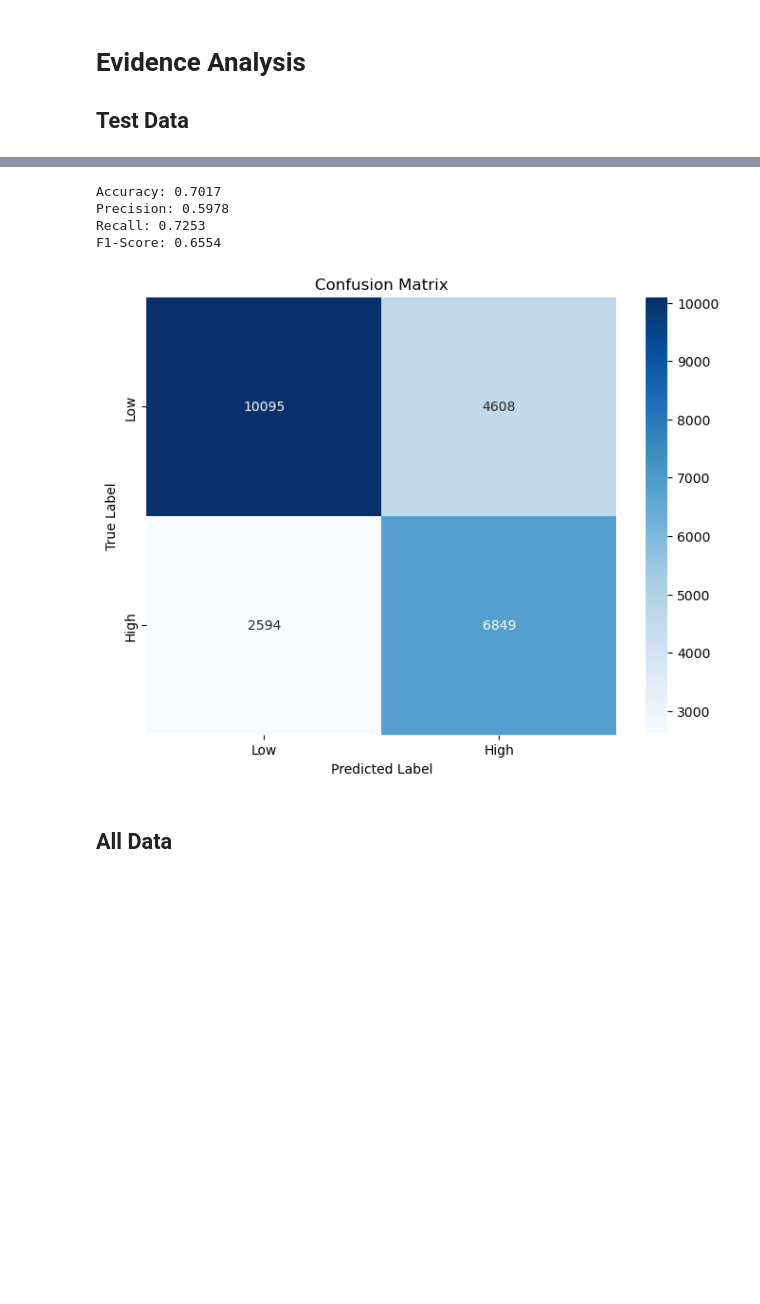
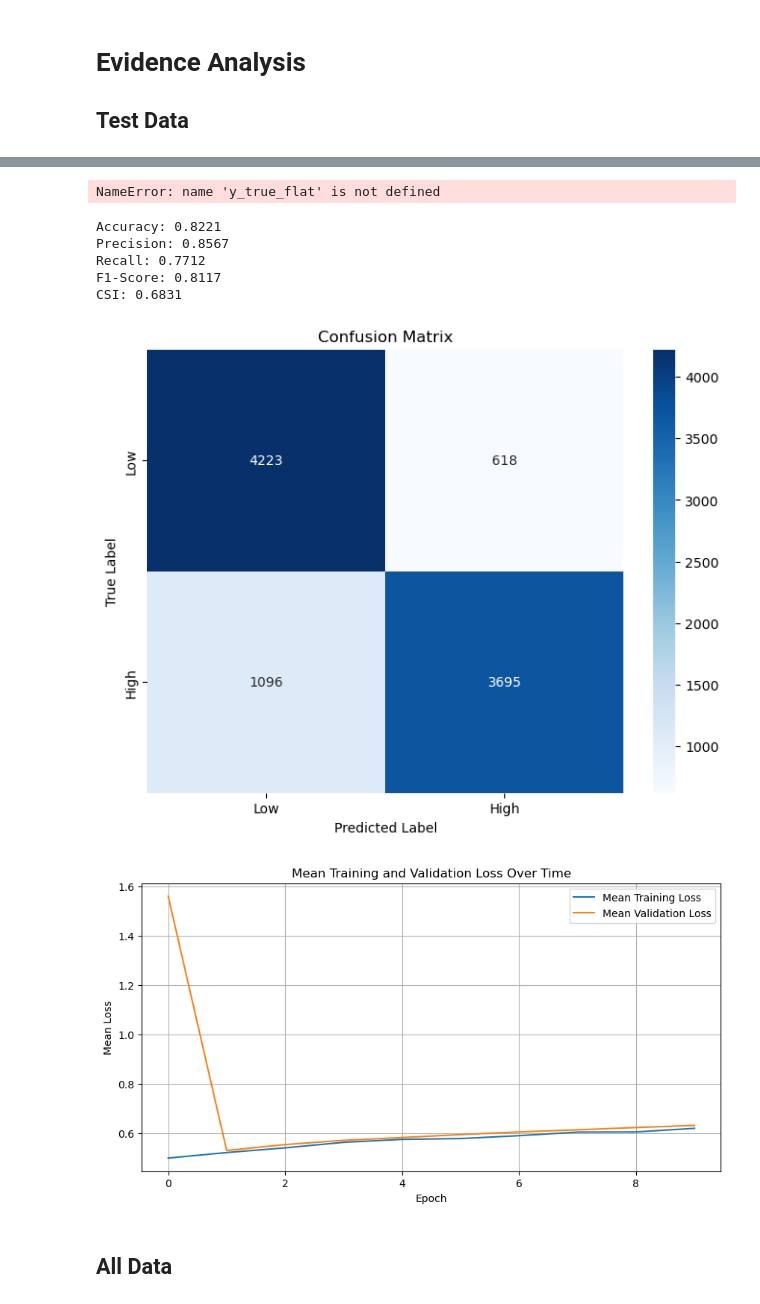
Before and after one commit to mlsample/aptamer_transformer, a Jupyter notebook: notebooks/metric_analysis.ipynb, the cells around one changed output, grey strips where cells are left out. Drawn from its saved outputs; the diff is of its cells as text; code cells hidden in the pictures; blank space fills up the shorter version.

```diff
--- a/notebooks/metric_analysis.ipynb
+++ b/notebooks/metric_analysis.ipynb
@@ -254,15 +308,16 @@ JSONDecodeError: Extra data: line 1 column 1385 (char 1384)
 
 ## Test Data
 # %%
-cfg = read_cfg('config.yaml')
+cfg = read_cfg('../aptamer_transformer/config.yaml')
 y_true_list, y_pred_list =load_test_predictions(filename=f'{cfg["results_path"]}/test_predictions.pkl')
 y_true_flat = np.concatenate(y_true_list)
 y_pred_flat = np.concatenate([vals.cpu().squeeze() for vals in y_pred_list])
 
 x_list = load_test_input(filename=f'{cfg["results_path"]}/test_input.pkl')
 
+dna_dataset = load_dataset(cfg)
 
-device = torch.device("cuda:0")
+device = torch.device("cpu")
 cfg.update({
     'device': device,
 })
@@ -277,5 +332,7 @@ checkpoint = torch.load(cfg['checkpoint_path'])  # Replace X with the epoch numb
 model.load_state_dict(checkpoint['model_state_dict'])
 optimizer.load_state_dict(checkpoint['optimizer_state_dict'])
 
-# Move the model to evaluation mode if you are doing inference
+# Move the model to evaluation mo
+# de if you are doing inference
 model = model.eval()
+model.n_classes = cfg['num_classes']
@@ -339,11 +404,31 @@ plt.show()
+# %%
+from sklearn.calibration import calibration_curve
+
+fraction_of_positives, mean_predicted_value = calibration_curve(y_true_flat, prob, n_bins=20)
+
+
+# Plotting
+plt.figure(figsize=(10, 8))
+plt.plot(mean_predicted_value, fraction_of_positives, "s-", label="Model")
+plt.plot([0, 1], [0, 1], "--", label="Perfectly calibrated")
+plt.xlabel("Mean predicted probability")
+plt.ylabel("Fraction of positives")
+plt.title("Calibration Curve")
+plt.legend()
+plt.show()
+# %% [output]
+NameError: name 'y_true_flat' is not defined
 # %%
 plot_classification_metrics(y_true_flat, y_pred_flat, class_names=['Low', 'High'])
+plot_mean_loss(cfg)
 # %% [output]
-Accuracy: 0.7017
-Precision: 0.5978
-Recall: 0.7253
-F1-Score: 0.6554
+Accuracy: 0.8221
+Precision: 0.8567
+Recall: 0.7712
+F1-Score: 0.8117
+CSI: 0.6831
-[figure, old version]
+[figure, new version]
+[figure, added]
 # %% [markdown]
 ## All Data
 # %%
```
Also changed, not shown: parts of 16 cells of this notebook, 17 other files.
